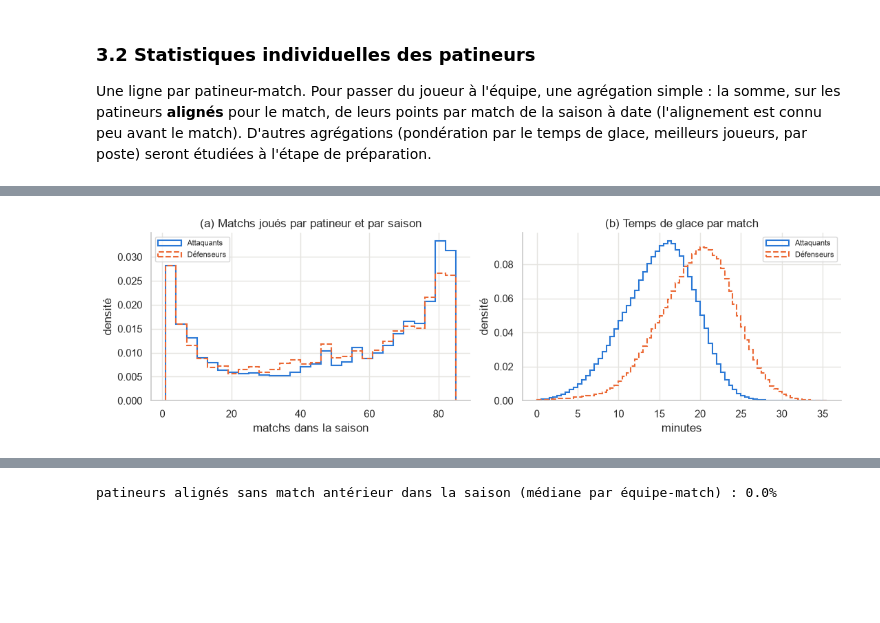
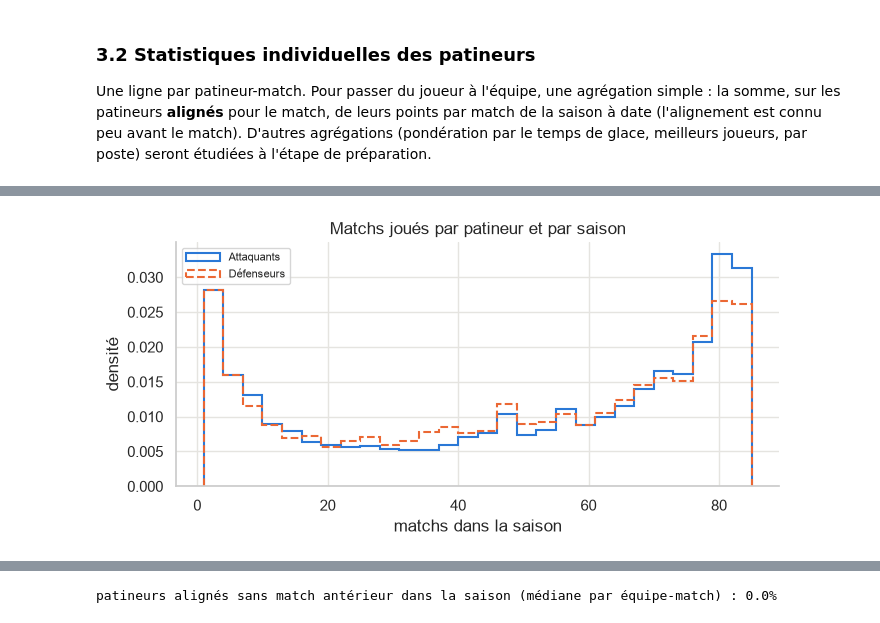
Before and after one commit to a3jeu/nhl-probabilistic-forecasting, a Jupyter notebook: notebooks/01_donnees/cadrage_probleme.ipynb, the cells around one changed output, grey strips where cells are left out. Cells and saved outputs as stored; diff of their text form; code cells hidden in the pictures; blank space fills up the shorter version.

```diff
--- a/notebooks/01_donnees/cadrage_probleme.ipynb
+++ b/notebooks/01_donnees/cadrage_probleme.ipynb
@@ -617,39 +620,26 @@ resume_sk.style.format(
 | Attaquants | 2,290 | 603,533 | 14.95 | 0.49 | 1.83 | 63.5% | ... |
 | Défenseurs | 1,170 | 307,095 | 19.49 | 0.32 | 1.37 | 73.6% | ... |
 | Tous | 3,460 | 910,628 | 16.48 | 0.43 | 1.67 | 66.9% | ... |
-# %%
-fig, axes = plt.subplots(1, 2, figsize=(11, 3.4))
-for k, (poste, d) in enumerate(js.groupby("poste")):
-    axes[0].hist(
-        d["matchs"],
-        bins=np.arange(1, 86, 3),
-        density=True,
-        histtype="step",
-        color=COULEURS[k],
-        ls=["-", "--"][k],
-        lw=1.5,
-        label=poste,
-    )
-    tg = sk.loc[sk["poste"] == poste, "timeOnIce"].dropna()
-    axes[1].hist(
-        tg,
-        bins=np.arange(0, 36, 0.5),
-        density=True,
-        histtype="step",
-        color=COULEURS[k],
-        ls=["-", "--"][k],
-        lw=1.5,
-        label=poste,
-    )
-axes[0].set(
-    title="(a) Matchs joués par patineur et par saison",
-    xlabel="matchs dans la saison",
-    ylabel="densité",
-)
-axes[1].set(title="(b) Temps de glace par match", xlabel="minutes", ylabel="densité")
-for ax in axes:
-    ax.legend(fontsize=8)
-fig.tight_layout()
-sauver(fig, "cadrage_patineurs")
-# %% [output]
-[figure, removed]
+# %%
+fig, ax = plt.subplots(figsize=(7, 3.4))
+for k, (poste, d) in enumerate(js.groupby("poste")):
+    ax.hist(
+        d["matchs"],
+        bins=np.arange(1, 86, 3),
+        density=True,
+        histtype="step",
+        color=COULEURS[k],
+        ls=["-", "--"][k],
+        lw=1.5,
+        label=poste,
+    )
+ax.set(
+    title="Matchs joués par patineur et par saison",
+    xlabel="matchs dans la saison",
+    ylabel="densité",
+)
+ax.legend(fontsize=8)
+fig.tight_layout()
+sauver(fig, "cadrage_patineurs_matchs_joues")
+# %% [output]
+[figure, added]
```
Also changed, not shown: parts of 4 cells of this notebook.
